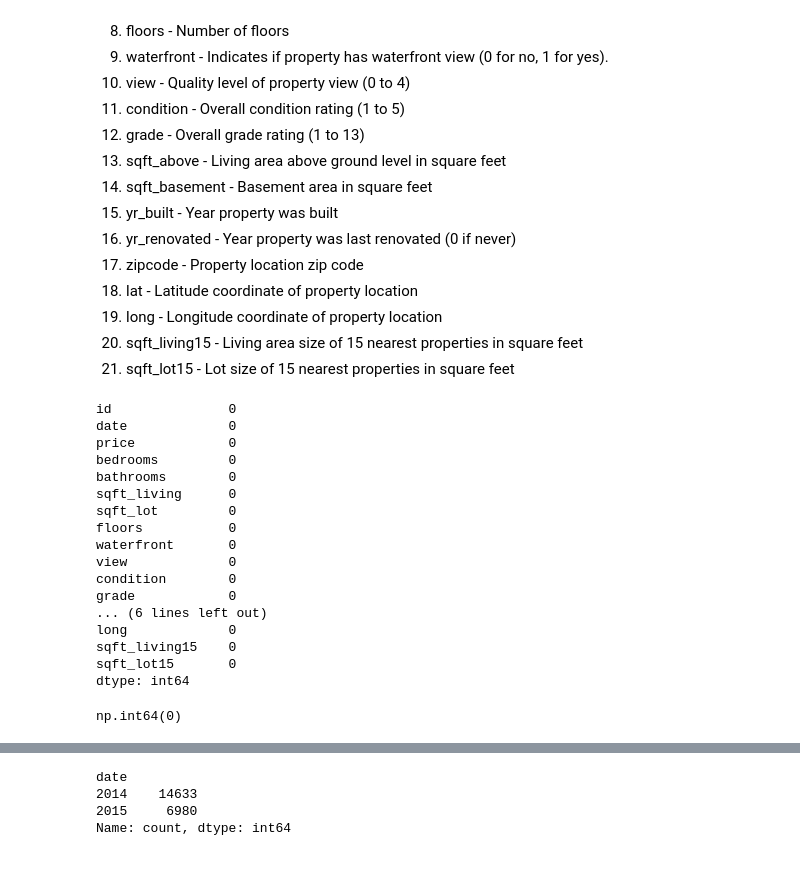
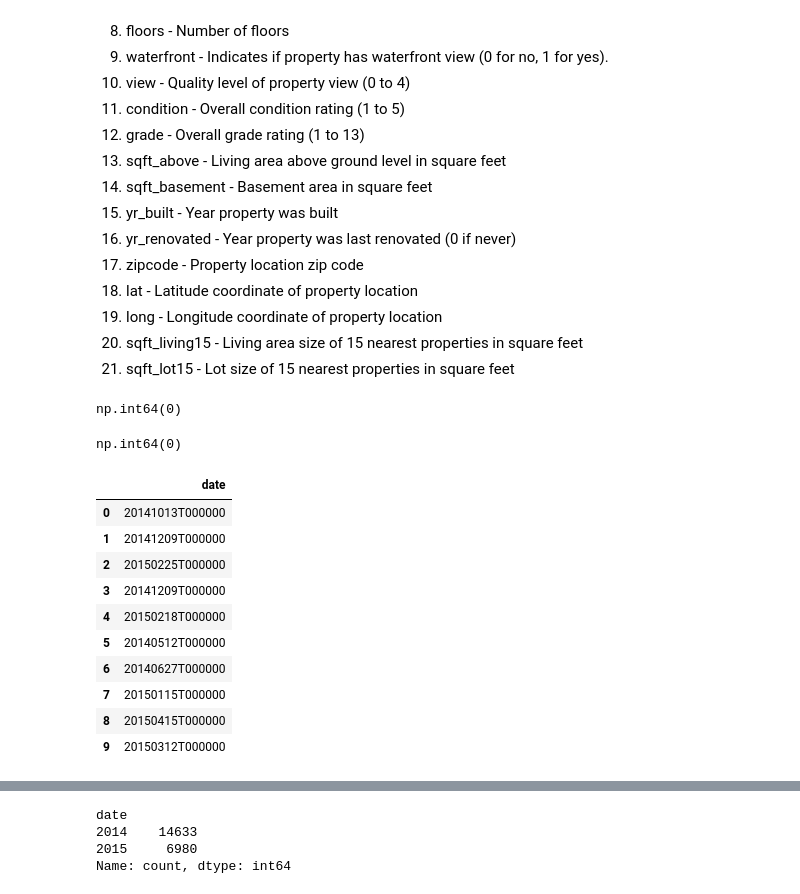
Before and after one commit to atharvadhumal03/HousingPrice-Prediction-MultipleRegression-Analysis, a Jupyter notebook: HousingPricePrediction_MLR.ipynb, the cells around one changed output, grey strips where cells are left out. Saved outputs shown, nothing was run; the diff lists cells and outputs as text; code cells hidden in the pictures; blank space fills up the shorter version.

```diff
--- a/HousingPricePrediction_MLR.ipynb
+++ b/HousingPricePrediction_MLR.ipynb
@@ -62,28 +64,26 @@ memory usage: 3.5+ MB
 20. sqft_living15 - Living area size of 15 nearest properties in square feet
 21. sqft_lot15 - Lot size of 15 nearest properties in square feet
 # %%
-df.isna().sum()
+df.isna().sum().sum()
 # %% [output]
-id               0
-date             0
-price            0
-bedrooms         0
-bathrooms        0
-sqft_living      0
-sqft_lot         0
-floors           0
-waterfront       0
-view             0
-condition        0
-grade            0
-... (6 lines left out)
-long             0
-sqft_living15    0
-sqft_lot15       0
-dtype: int64
+np.int64(0)
 # %%
 df.duplicated().sum()
 # %% [output]
 np.int64(0)
+# %%
+df[['date']].head(10)
+# %% [output]
+|  | date |
+| 0 | 20141013T000000 |
+| 1 | 20141209T000000 |
+| 2 | 20150225T000000 |
+| 3 | 20141209T000000 |
+| 4 | 20150218T000000 |
+| 5 | 20140512T000000 |
+| 6 | 20140627T000000 |
+| 7 | 20150115T000000 |
+| 8 | 20150415T000000 |
+| 9 | 20150312T000000 |
 # %%
 df['date'] = pd.to_datetime(df['date'])
```
Also changed, not shown: parts of 22 cells of this notebook.
